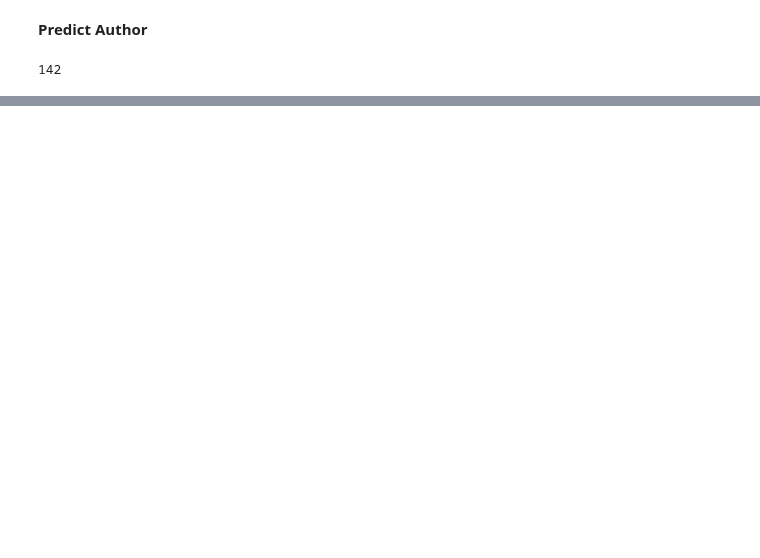
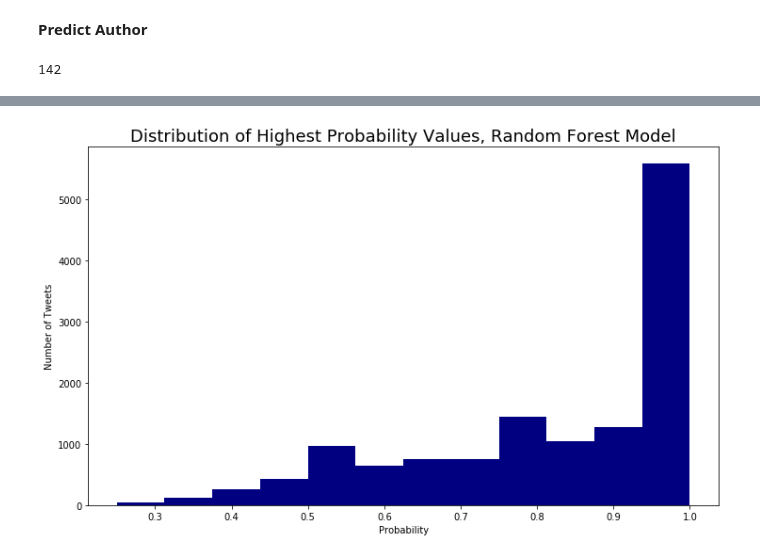
Before and after one commit to confoley/mta_tweets, a Jupyter notebook: mta.ipynb, the cells around one changed output, grey strips where cells are left out. Saved outputs shown, nothing was run; the diff lists cells and outputs as text; code cells hidden in the pictures; blank space fills up the shorter version.

Commit message:
rf and lr models

```diff
--- a/mta.ipynb
+++ b/mta.ipynb
@@ -189,0 +207,4 @@ lr = LogisticRegression(multi_class='multinomial', solver='newton-cg')
+# %%
+rf=RandomForestClassifier(n_estimators=20, random_state=24)
+# %%
+rf.fit(X_train, y_train)
@@ -189,0 +248,14 @@ lr = LogisticRegression(multi_class='multinomial', solver='newton-cg')
+# %%
+probs = rf.predict_proba(X_test)
+# %%
+max_probs = []
+for n in range(len(probs)):
+    max_probs.append(max(probs[n]))
+# %%
+plt.figure(figsize=(12,7))
+plt.title("Distribution of Highest Probability Values, Random Forest Model", fontsize=18)
+plt.xlabel("Probability")
+plt.ylabel("Number of Tweets")
+plt.hist(max_probs, color='navy', bins=12);
+# %% [output]
+[figure, added]
```
Also changed, not shown: parts of 59 cells of this notebook.
